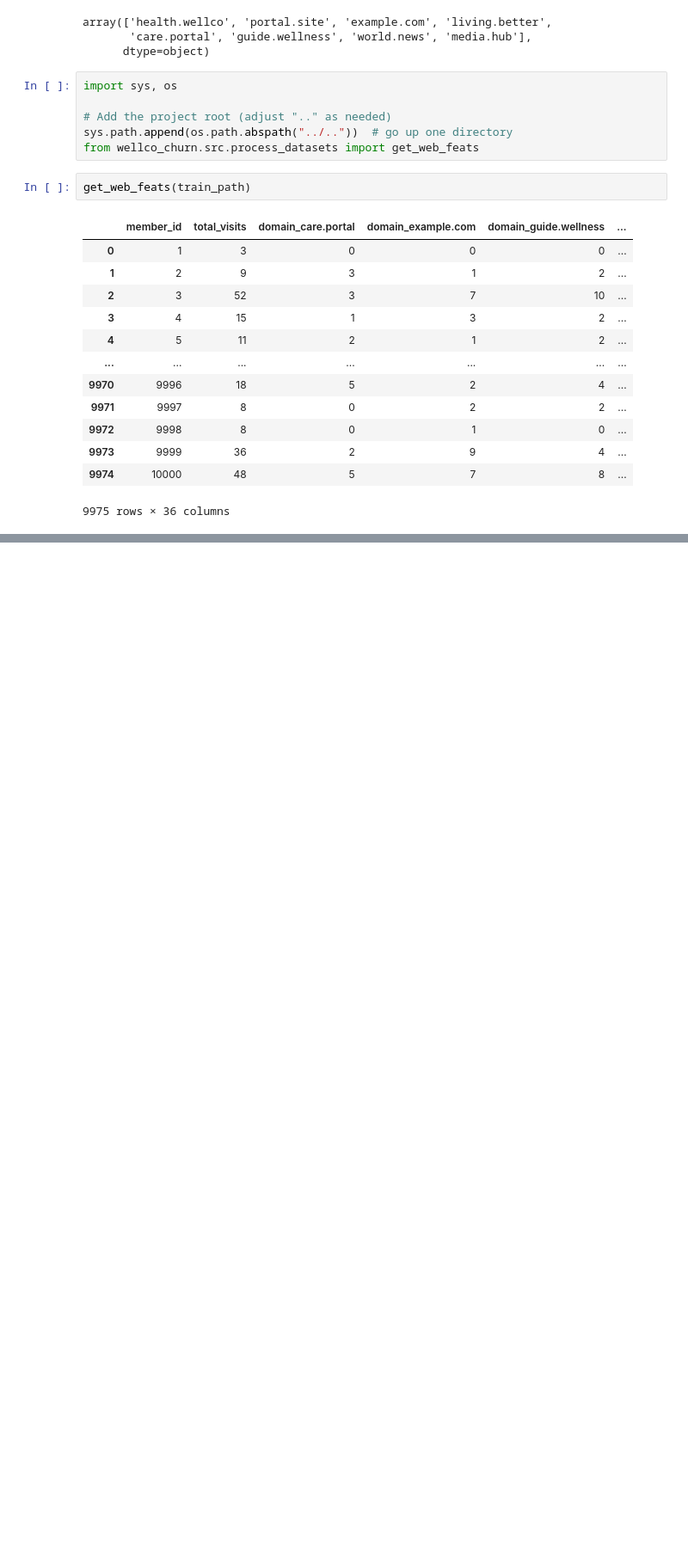
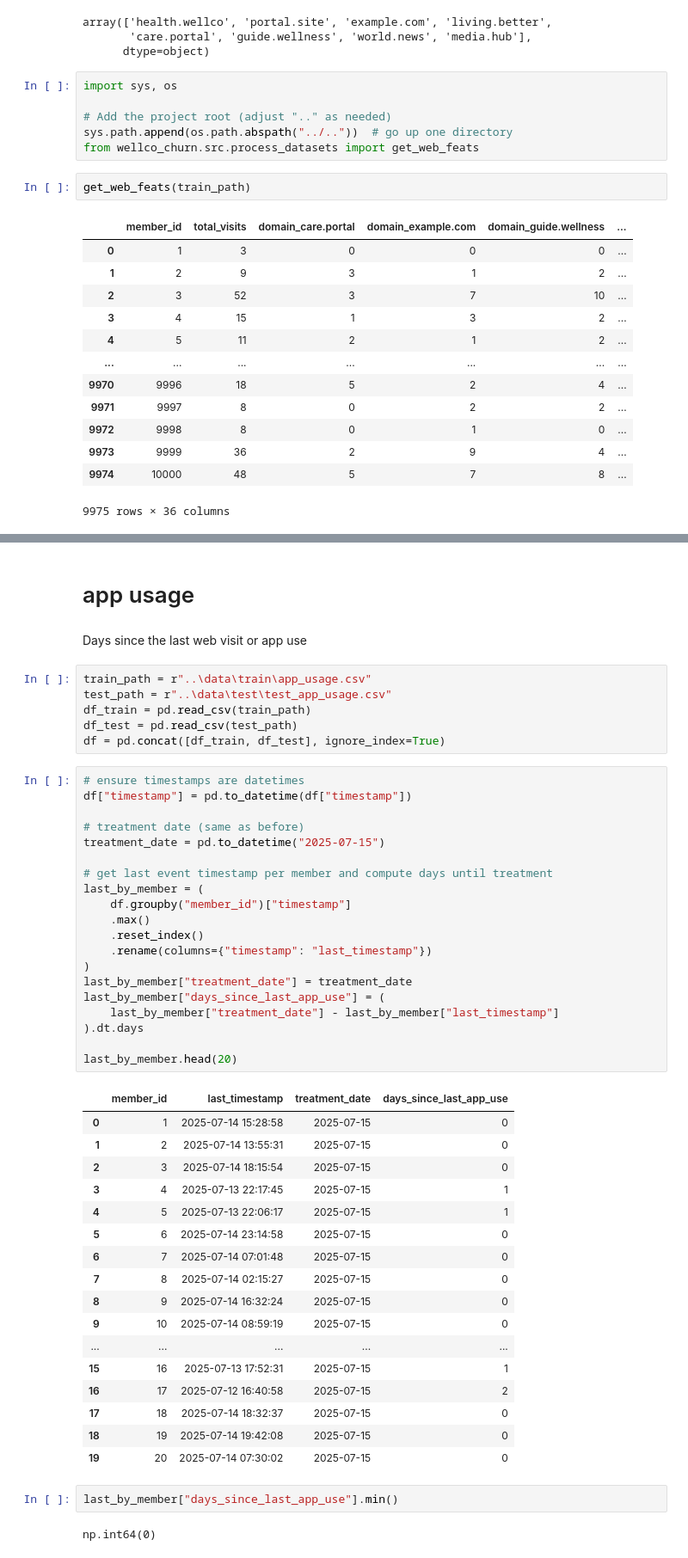
Before and after one commit to eladlaks/wellco_churn, a Jupyter notebook: notebooks/process_datasets.ipynb, the cells around one changed output, grey strips where cells are left out. Shown: that part at 86% size. Cells and saved outputs as stored; diff of their text form; blank space fills up the shorter version.

```diff
--- a/notebooks/process_web_visits.ipynb
+++ b/notebooks/process_datasets.ipynb
@@ -174,0 +244,52 @@ get_web_feats(train_path)
+# %% [markdown]
+# app usage
+# %% [markdown]
+Days since the last web visit or app use
+# %%
+train_path = r"..\data\train\app_usage.csv"
+test_path = r"..\data\test\test_app_usage.csv"
+df_train = pd.read_csv(train_path)
+df_test = pd.read_csv(test_path)
+df = pd.concat([df_train, df_test], ignore_index=True)
+# %%
+# ensure timestamps are datetimes
+df["timestamp"] = pd.to_datetime(df["timestamp"])
+
+# treatment date (same as before)
+treatment_date = pd.to_datetime("2025-07-15")
+
+# get last event timestamp per member and compute days until treatment
+last_by_member = (
+    df.groupby("member_id")["timestamp"]
+    .max()
+    .reset_index()
+    .rename(columns={"timestamp": "last_timestamp"})
+)
+last_by_member["treatment_date"] = treatment_date
+last_by_member["days_since_last_app_use"] = (
+    last_by_member["treatment_date"] - last_by_member["last_timestamp"]
+).dt.days
+
+last_by_member.head(20)
+# %% [output]
+|  | member_id | last_timestamp | treatment_date | days_since_last_app_use |
+| 0 | 1 | 2025-07-14 15:28:58 | 2025-07-15 | 0 |
+| 1 | 2 | 2025-07-14 13:55:31 | 2025-07-15 | 0 |
+| 2 | 3 | 2025-07-14 18:15:54 | 2025-07-15 | 0 |
+| 3 | 4 | 2025-07-13 22:17:45 | 2025-07-15 | 1 |
+| 4 | 5 | 2025-07-13 22:06:17 | 2025-07-15 | 1 |
+| 5 | 6 | 2025-07-14 23:14:58 | 2025-07-15 | 0 |
+| 6 | 7 | 2025-07-14 07:01:48 | 2025-07-15 | 0 |
+| 7 | 8 | 2025-07-14 02:15:27 | 2025-07-15 | 0 |
+| 8 | 9 | 2025-07-14 16:32:24 | 2025-07-15 | 0 |
+| 9 | 10 | 2025-07-14 08:59:19 | 2025-07-15 | 0 |
+| ... | ... | ... | ... | ... |
+| 15 | 16 | 2025-07-13 17:52:31 | 2025-07-15 | 1 |
+| 16 | 17 | 2025-07-12 16:40:58 | 2025-07-15 | 2 |
+| 17 | 18 | 2025-07-14 18:32:37 | 2025-07-15 | 0 |
+| 18 | 19 | 2025-07-14 19:42:08 | 2025-07-15 | 0 |
+| 19 | 20 | 2025-07-14 07:30:02 | 2025-07-15 | 0 |
+# %%
+last_by_member["days_since_last_app_use"].min()
+# %% [output]
+np.int64(0)
```
Also changed, not shown: parts of 8 cells of this notebook, 14 other files.
